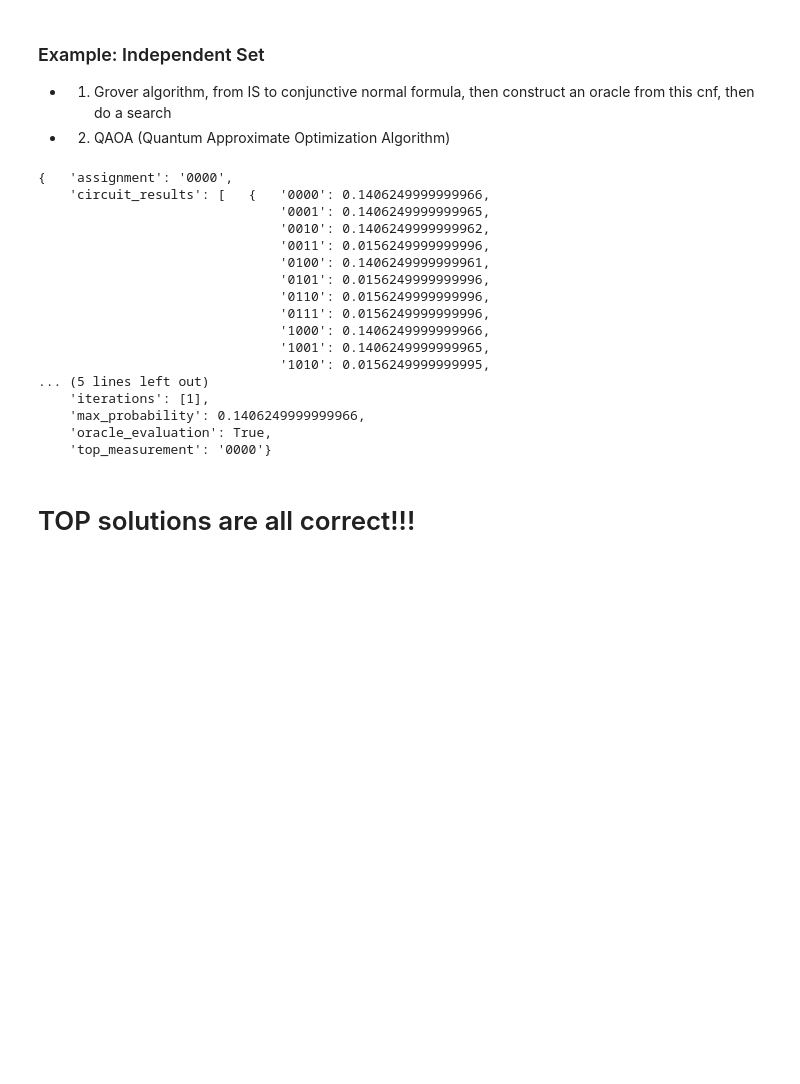
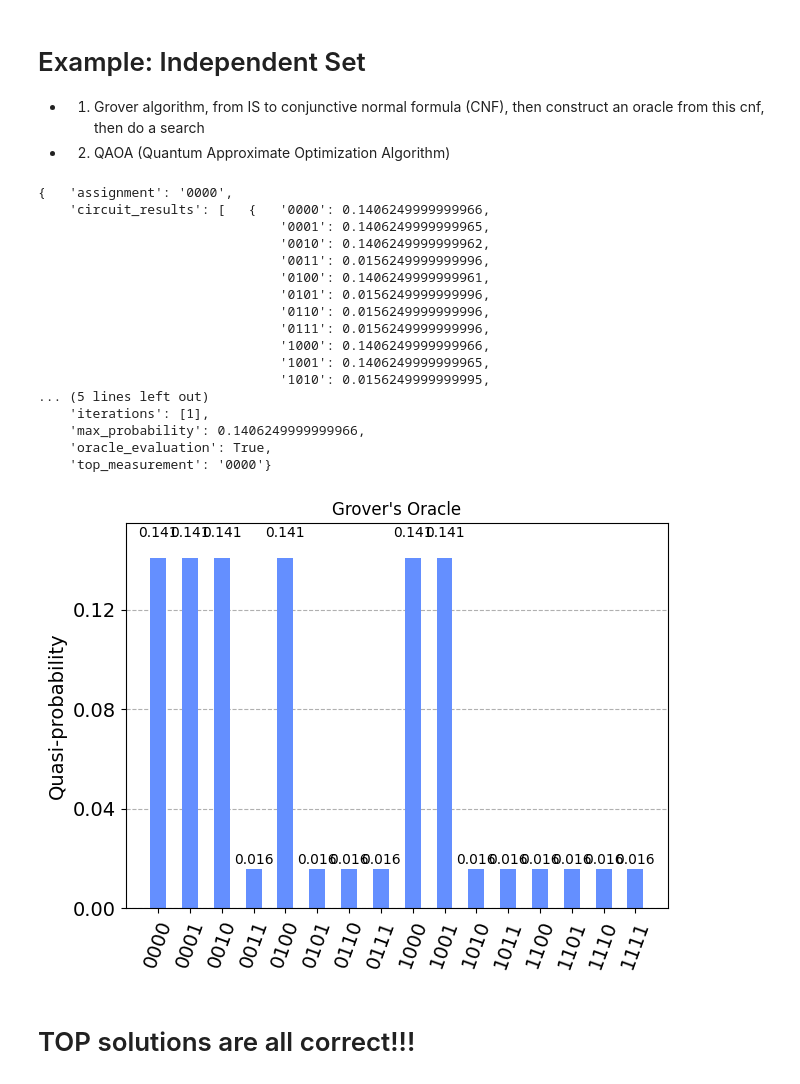
Before and after one commit to Bossy-Ye/C2Q, a Jupyter notebook: classical_to_quantum/examples/presentation.ipynb, the cells around one changed output. Cells and saved outputs as stored; diff of their text form; code cells hidden in the pictures; blank space fills up the shorter version.

```diff
--- a/classical_to_quantum/examples/presentation.ipynb
+++ b/classical_to_quantum/examples/presentation.ipynb
@@ -15,36 +72,35 @@ from qiskit.visualization import plot_histogram
 # %% [markdown]
-
-### Example: Independent Set
-- 1. Grover algorithm, from IS to conjunctive normal formula, then construct an oracle from this cnf, then do a search
+# Example: Independent Set
+- 1. Grover algorithm, from IS to conjunctive normal formula (CNF), then construct an oracle from this cnf, then do a search
 - 2. QAOA (Quantum Approximate Optimization Algorithm)
 # %%
 graph_problem = GraphProblem("/Users/mac/workspace/quantum-journey/QUANTUM-CLASSICAL-TRANSLATION/classical_to_quantum/cases/Gset/G0")
 independent_set_cnf = independent_set_to_sat(graph_problem.graph())
 independent_set_oracle = cnf_to_quantum_oracle(independent_set_cnf)
 def fun(state):
     return True
 grover = GroverWrapper(oracle=independent_set_oracle,
-                       iterations=2,
+                       iterations=1,
                        is_good_state=fun,
                        objective_qubits=list(range(graph_problem.num_nodes)))
 is_res = grover.run(verbose=True)
-plot_dis(is_res.circuit_results)
-plt.show()
+display(plot_histogram(is_res.circuit_results[0], title="Grover's Oracle"))
 # %% [output]
 {   'assignment': '0000',
     'circuit_results': [   {   '0000': 0.1406249999999966,
                                '0001': 0.1406249999999965,
                                '0010': 0.1406249999999962,
                                '0011': 0.0156249999999996,
                                '0100': 0.1406249999999961,
                                '0101': 0.0156249999999996,
                                '0110': 0.0156249999999996,
                                '0111': 0.0156249999999996,
                                '1000': 0.1406249999999966,
                                '1001': 0.1406249999999965,
                                '1010': 0.0156249999999995,
 ... (5 lines left out)
     'iterations': [1],
     'max_probability': 0.1406249999999966,
     'oracle_evaluation': True,
     'top_measurement': '0000'}
+[figure, added]
```
Also changed, not shown: parts of 16 cells of this notebook, 2 other files.
